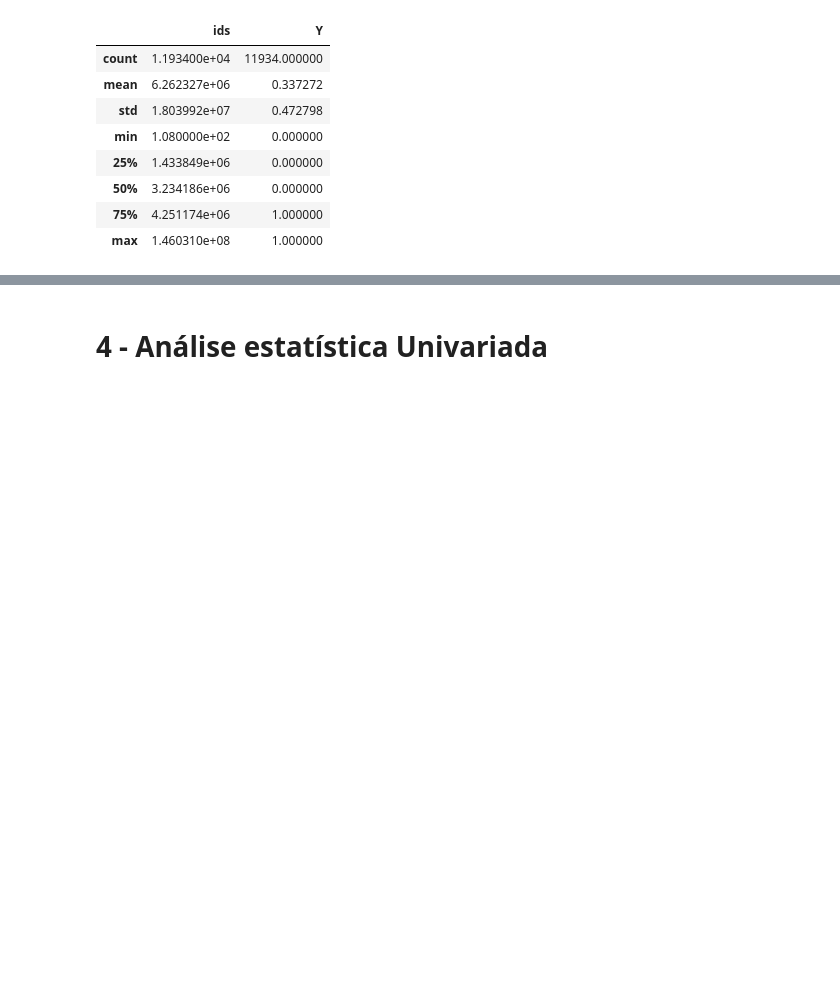
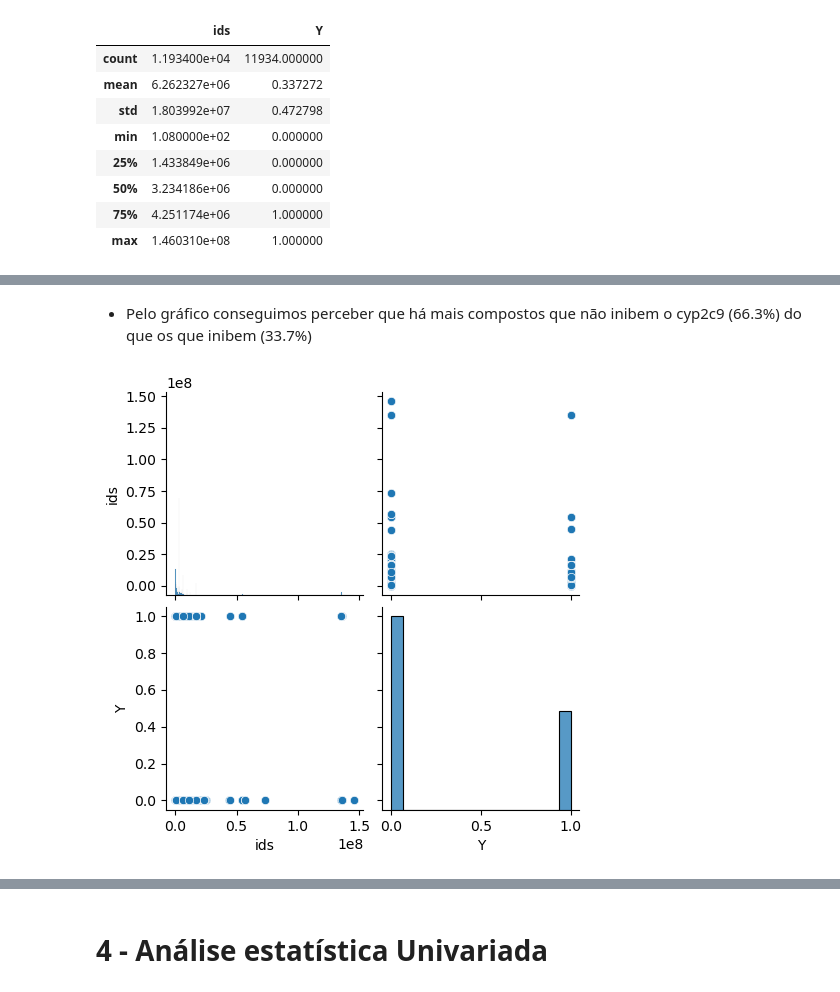
Before and after one commit to BrunoAGSa/Extra-o_Work, a Jupyter notebook: Trabalho parte 2/cyp2c9/trabalho 2.ipynb, the cells around one changed output, grey strips where cells are left out. Cells and saved outputs as stored; diff of their text form; code cells hidden in the pictures; blank space fills up the shorter version.

```diff
--- a/Trabalho parte 2/cyp2c9/trabalho 2.ipynb
+++ b/Trabalho parte 2/cyp2c9/trabalho 2.ipynb
@@ -118,0 +247,10 @@ df_features.describe()
+# %% [markdown]
+- Pelo gráfico conseguimos perceber que há mais compostos que não inibem o cyp2c9 (66.3%) do que os que inibem (33.7%)
+# %%
+# Use pairplot to create a scatterplot matrix of all the variables in the dataset
+sns.pairplot(df_cyp2c9)
+
+# Show the plot
+plt.show()
+# %% [output]
+[figure, added]
```
Also changed, not shown: parts of 28 cells of this notebook, 1 other file.
